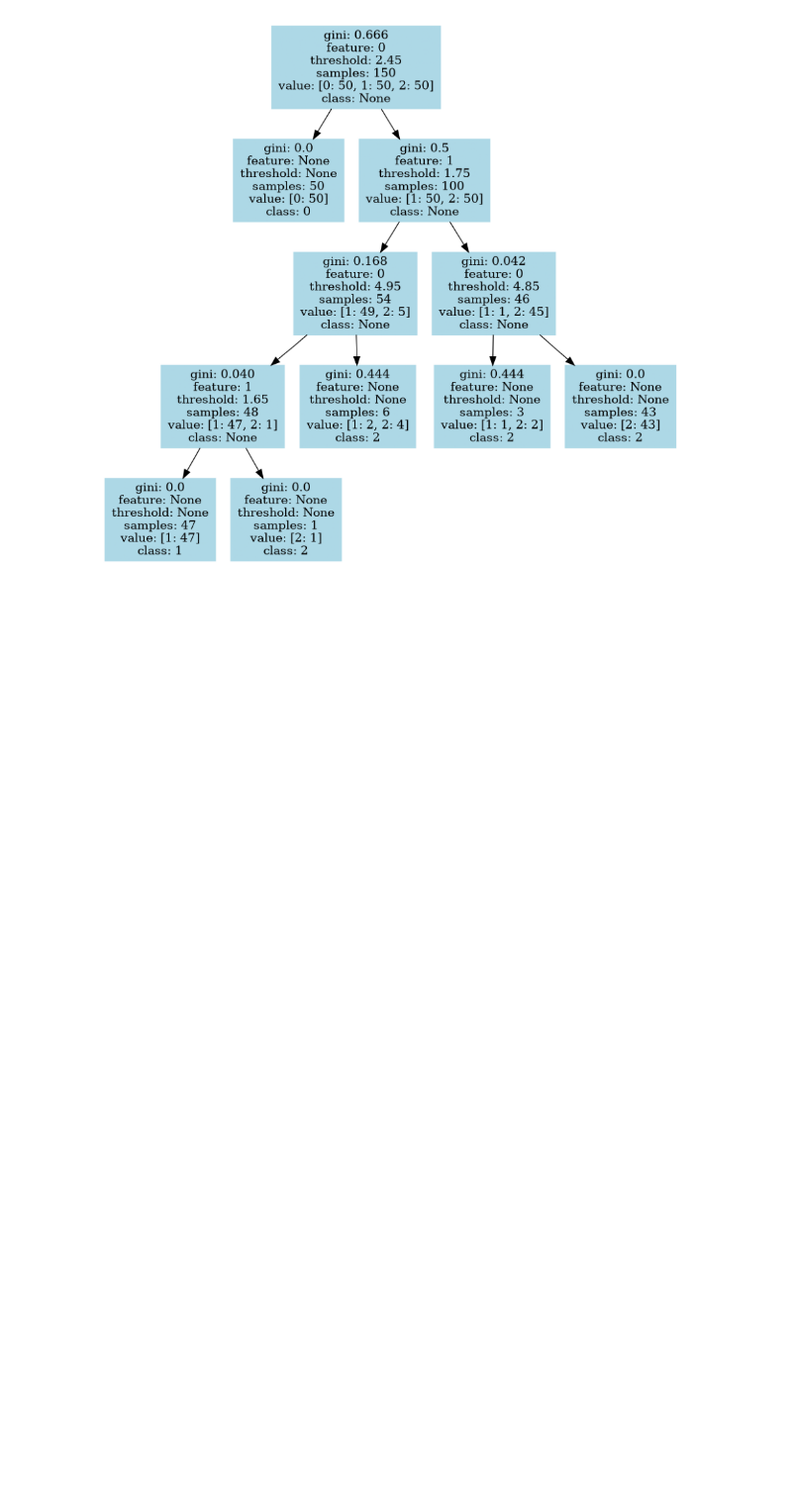
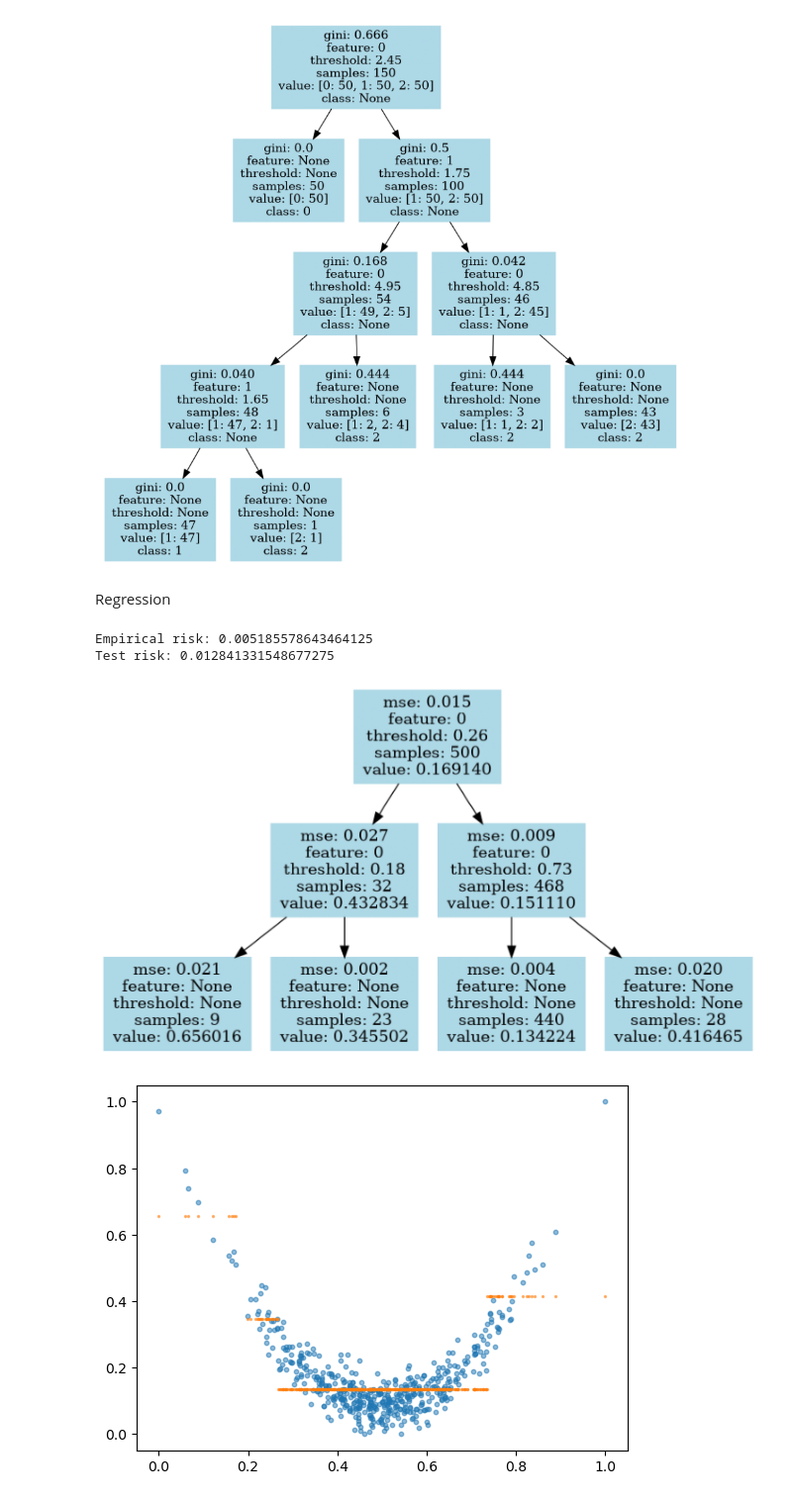
Before and after one commit to bmalick/machine-learning-grind, a Jupyter notebook: 01-machine-learning/04-decision-tree/main.ipynb, the cells around one changed output. Shown at 99% size. Cells and saved outputs as stored; diff of their text form; code cells hidden in the pictures; blank space fills up the shorter version.

Commit message:
machine learning: decision tree - regression

```diff
--- a/01-machine-learning/04-decision-tree/main.ipynb
+++ b/01-machine-learning/04-decision-tree/main.ipynb
@@ -14,7 +15,7 @@ iris = load_iris()
 # print(model.tree.right.left, "\n")
 # print(model.tree.right.right, "\n")
 # %%
-def train_model(model, show=False):
+def train_classification(model, show=False):
     model.fit(X=iris.data[:, 2:], y=iris.target)
     acc = utils.accuracy(y_pred=model.predict(iris.data[:, 2:]), y_true=iris.target)
     risk = utils.empirical_risk(model, iris.data[:, 2:], iris.target)
@@ -40,9 +41,31 @@ Train accuracy: 0.98
 [figure]
 # %%
 model = decision_tree.DecisionTree(cost_function=utils.gini, max_depth=10, min_samples_per_leaf=10)
-train_model(model, show=True)
+train_classification(model, show=True)
 # %% [output]
 DecisionTree(cost=gini, max_depth=10, min_samples_per_leaf=10, min_samples_per_split=None, max_features=None, pure_node=False, max_leaf_nodes=None)
 Empirical risk: 0.02
 Train accuracy: 0.98
 [figure]
+# %% [markdown]
+Regression
+# %%
+def train_regression(model, X, y):
+    model.fit(X, y)
+    X_test, y_test = utils.create_dataset(n=100)
+    risk_func = lambda y1,y2: ((y1-y2)**2).mean()
+    print("Empirical risk:", risk_func(model.predict(X),y))
+    print("Test risk:", risk_func(model.predict(X_test),y_test))
+    model.show()
+    plt.scatter(X, y, s=10, alpha=0.5)
+    plt.scatter(X, model.predict(X), s=2, alpha=0.5)
+# %%
+X_train, y_train = utils.create_dataset(n=500, noise=0.5)
+# %%
+model = decision_tree.DecisionTree(cost_function=utils.mse)
+train_regression(model, X_train, y_train)
+# %% [output]
+Empirical risk: 0.005185578643464125
+Test risk: 0.012841331548677275
+[figure, added]
+[figure, added]
```
Also changed, not shown: parts of 5 cells of this notebook, 5 other files.
